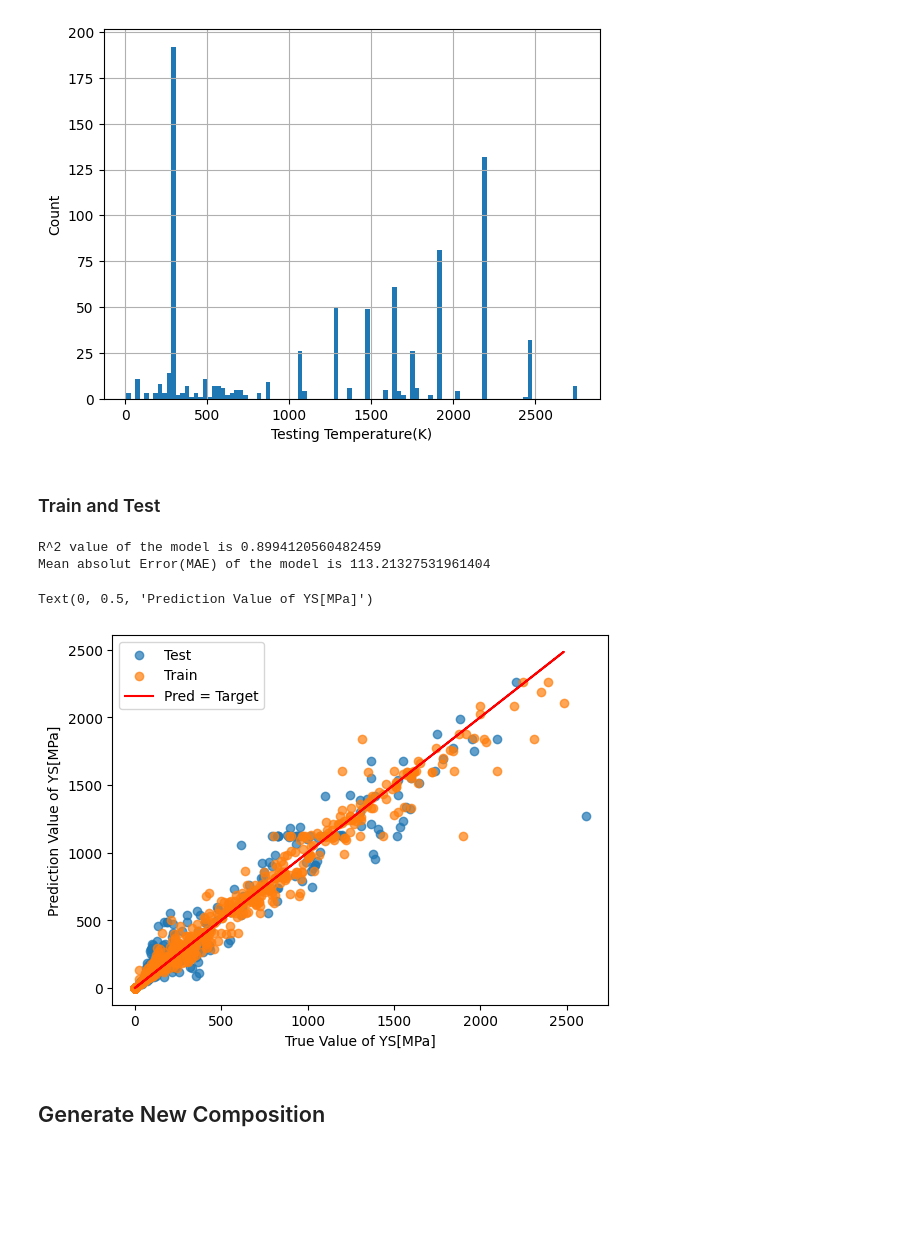
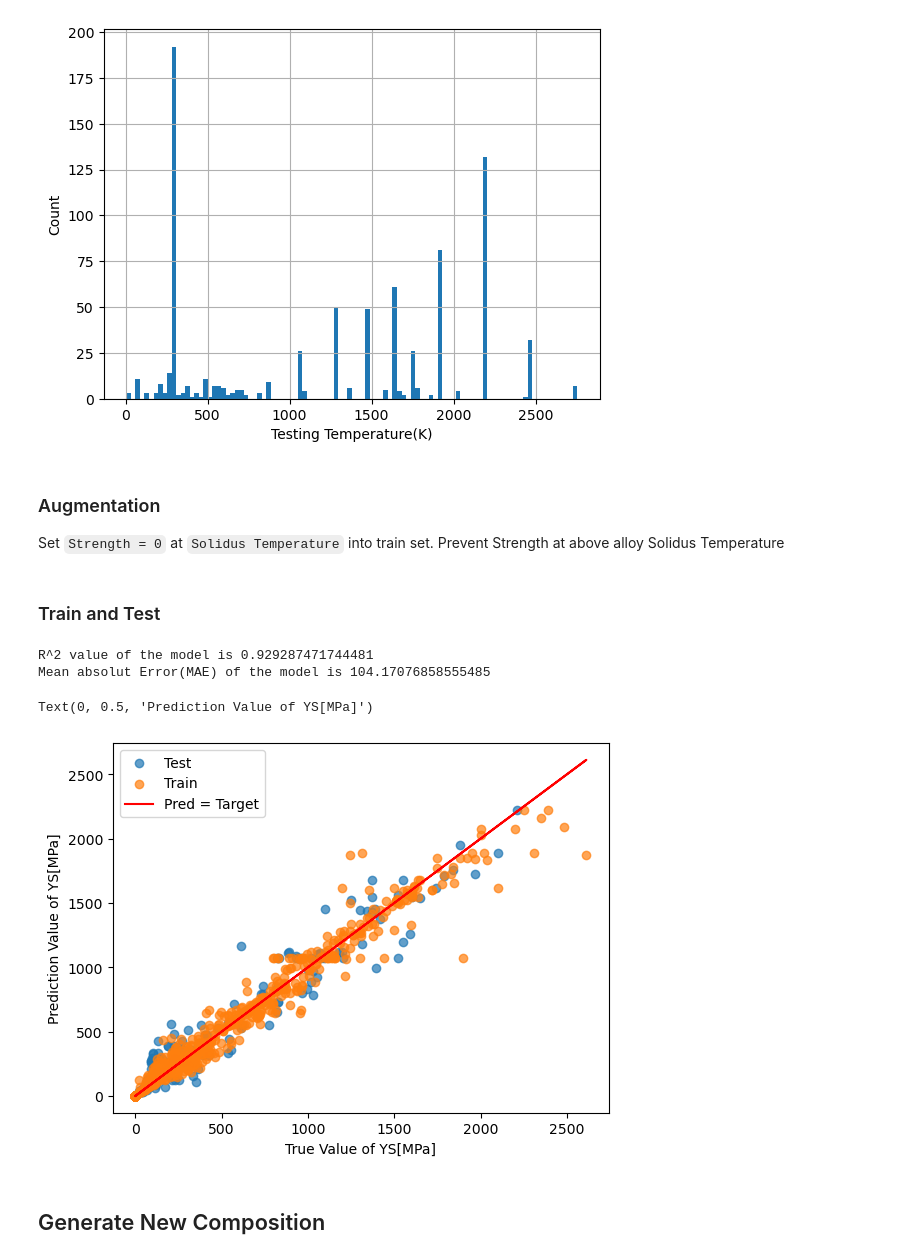
Before and after one commit to hongshuh/alloy, a Jupyter notebook: main.ipynb, the cells around one changed output. Saved outputs shown, nothing was run; the diff lists cells and outputs as text; code cells hidden in the pictures; blank space fills up the shorter version.

Commit message:
defalut pretrain

```diff
--- a/main.ipynb
+++ b/main.ipynb
@@ -34,3 +32,6 @@ load_pretrain = True
+# %%
+load_pretrain_autoencoder = True # Default: True
+load_pretrain_RF_solidus = False # Default: False
 # %% [markdown]
 ## Import Function
 # %%
@@ -287,7 +291,7 @@ rf_solt = RandomForestRegressor(n_estimators=200,random_state=42)
 X = thermal_calc_elements
 y = thermal_calc_data['Tsol']
 X_train,X_test, y_train,y_test = train_test_split(X,y,test_size=0.2,random_state=42)
-if load_pretrain:
+if load_pretrain_RF_solidus:
     print(f'Loading Model')
     with open('./model/RF_solidus.pkl','rb') as f:
         rf_solt = pickle.load(f)
@@ -404,6 +408,9 @@ plt.ylabel('Count')
 # %% [output]
 Text(0, 0.5, 'Count')
 [figure]
+# %% [markdown]
+### Augmentation
+Set `Strength = 0` at `Solidus Temperature` into train set. Prevent Strength at above alloy Solidus Temperature
 # %%
 # Augmentation required solidus temperature
 if augment == True:
@@ -419,32 +426,32 @@ if augment == True:
 # %%
 X = strength.drop(columns=[strength_name])
 y = strength[strength_name]
 
-X_train,X_test, y_train,y_test = train_test_split(X,y,test_size=0.3,random_state=42)
+X_train,X_test, y_train,y_test = train_test_split(X,y,test_size=0.2,random_state=42)
 
 if augment:
     X_train = pd.concat([X_train,augmented_data])
     y_train = y_train.tolist() + np.zeros([len(augmented_data)]).tolist()
     y_train = np.array(y_train)
 rf = RandomForestRegressor(n_estimators=200,random_state=42)
 rf.fit(X_train,y_train)
 y_pred = rf.predict(X_test)
 y_pred_train = rf.predict(X_train)
 print(f'R^2 value of the model is {rf.score(X_test,y_test)}')
 print(f'Mean absolut Error(MAE) of the model is {mean_absolute_error(y_pred,y_test)}')
 
 fig, ax = plt.subplots()
 plt.scatter(y_test,y_pred,label='Test',alpha=0.7)
 plt.scatter(y_train,y_pred_train,label='Train',alpha=0.7)
 plt.plot(y_train,y_train,'r',label='Pred = Target')
 plt.legend()
 plt.xlabel(f'True Value of {strength_name}[MPa]')
 plt.ylabel(f'Prediction Value of {strength_name}[MPa]')
 # %% [output]
-R^2 value of the model is 0.8994120560482459
-Mean absolut Error(MAE) of the model is 113.21327531961404
+R^2 value of the model is 0.929287471744481
+Mean absolut Error(MAE) of the model is 104.17076858555485
 Text(0, 0.5, 'Prediction Value of YS[MPa]')
-[figure, old version]
+[figure, new version]
 # %% [markdown]
 ## Generate New Composition
 # %%
```
Also changed, not shown: parts of 11 cells of this notebook.
